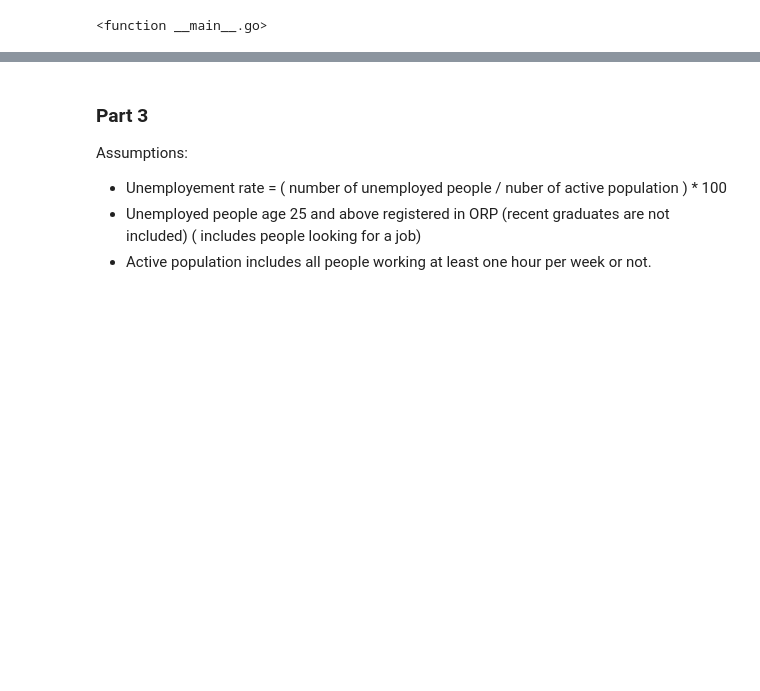
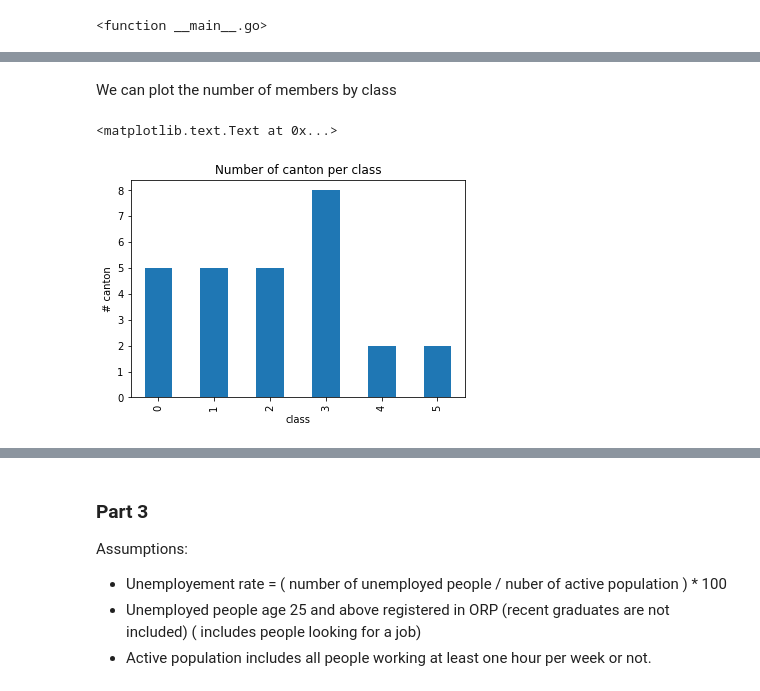
Before and after one commit to csbenz/ada, a Jupyter notebook: 03 - Interactive Viz/hw3.ipynb, the cells around one changed output, grey strips where cells are left out. Saved outputs shown, nothing was run; the diff lists cells and outputs as text; code cells hidden in the pictures; blank space fills up the shorter version.

```diff
--- a/03 - Interactive Viz/hw3.ipynb
+++ b/03 - Interactive Viz/hw3.ipynb
@@ -381,0 +440,10 @@ A Jupyter Widget
+# %% [markdown]
+We can plot the number of members by class
+# %%
+elplot = swiss_unemployement['class'].value_counts().sort_index().plot.bar()
+elplot.set_title('Number of canton per class')
+elplot.set_xlabel('class')
+elplot.set_ylabel('# canton')
+# %% [output]
+<matplotlib.text.Text at 0x...>
+[figure, added]
```
Also changed, not shown: parts of 18 cells of this notebook, 2 other files.
